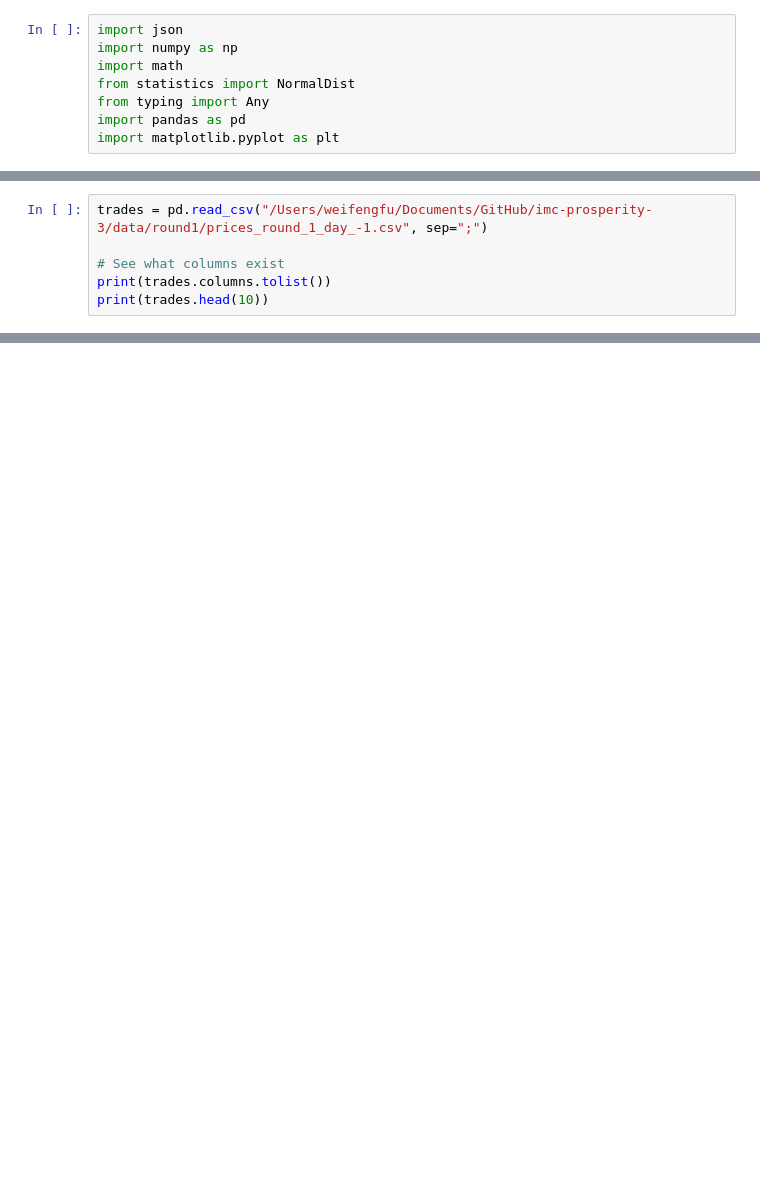
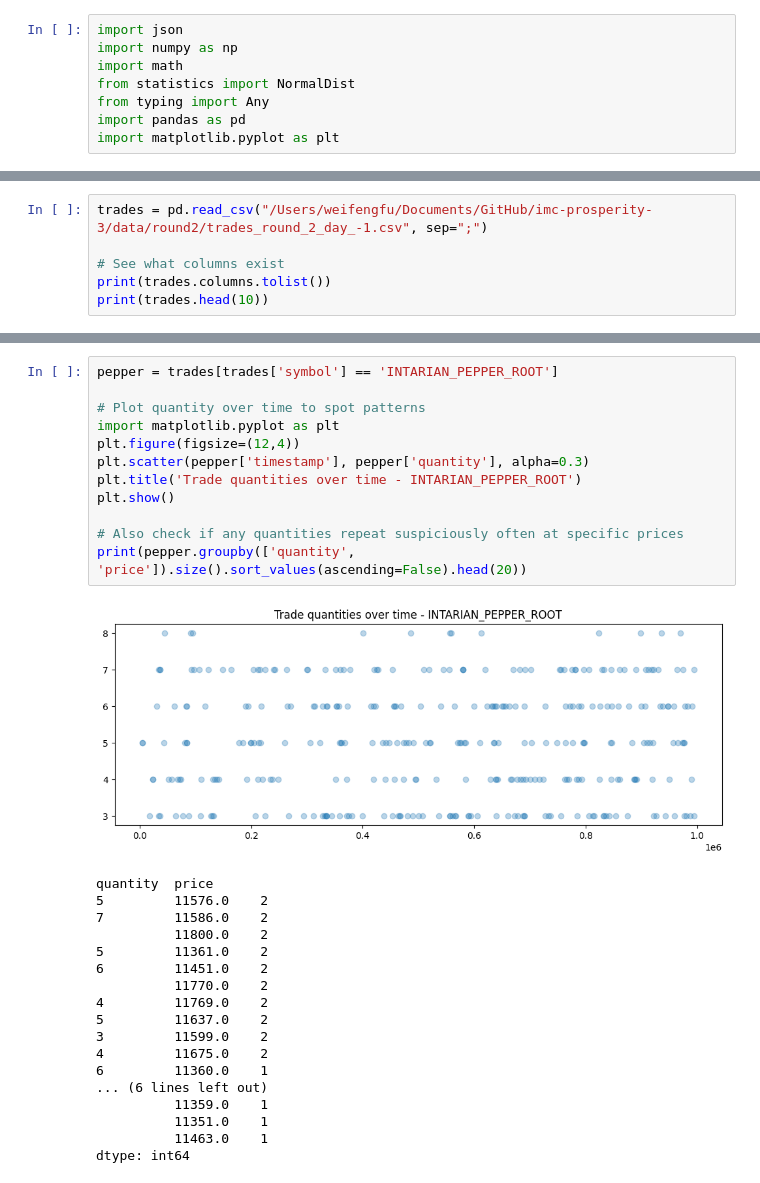
Before and after one commit to pig8pig/imc-prosperity-3, a Jupyter notebook: rounds/analysis.ipynb, the cells around one changed output, grey strips where cells are left out. Saved outputs shown, nothing was run; the diff lists cells and outputs as text; blank space fills up the shorter version.

```diff
--- a/rounds/analysis.ipynb
+++ b/rounds/analysis.ipynb
@@ -73,5 +102,5 @@ Combined slope: 0.001001, intercept: 10999.37
 # %%
-trades = pd.read_csv("/Users/weifengfu/Documents/GitHub/imc-prosperity-3/data/round1/prices_round_1_day_-1.csv", sep=";")
+trades = pd.read_csv("/Users/weifengfu/Documents/GitHub/imc-prosperity-3/data/round2/trades_round_2_day_-1.csv", sep=";")
 
 # See what columns exist
 print(trades.columns.tolist())
@@ -104,0 +168,31 @@ KeyError: 'buyer'
+# %%
+pepper = trades[trades['symbol'] == 'INTARIAN_PEPPER_ROOT']
+
+# Plot quantity over time to spot patterns
+import matplotlib.pyplot as plt
+plt.figure(figsize=(12,4))
+plt.scatter(pepper['timestamp'], pepper['quantity'], alpha=0.3)
+plt.title('Trade quantities over time - INTARIAN_PEPPER_ROOT')
+plt.show()
+
+# Also check if any quantities repeat suspiciously often at specific prices
+print(pepper.groupby(['quantity', 'price']).size().sort_values(ascending=False).head(20))
+# %% [output]
+[figure, added]
+quantity  price
+5         11576.0    2
+7         11586.0    2
+          11800.0    2
+5         11361.0    2
+6         11451.0    2
+          11770.0    2
+4         11769.0    2
+5         11637.0    2
+3         11599.0    2
+4         11675.0    2
+6         11360.0    1
+... (6 lines left out)
+          11359.0    1
+          11351.0    1
+          11463.0    1
+dtype: int64
```
Also changed, not shown: parts of 26 cells of this notebook, 24 other files.
